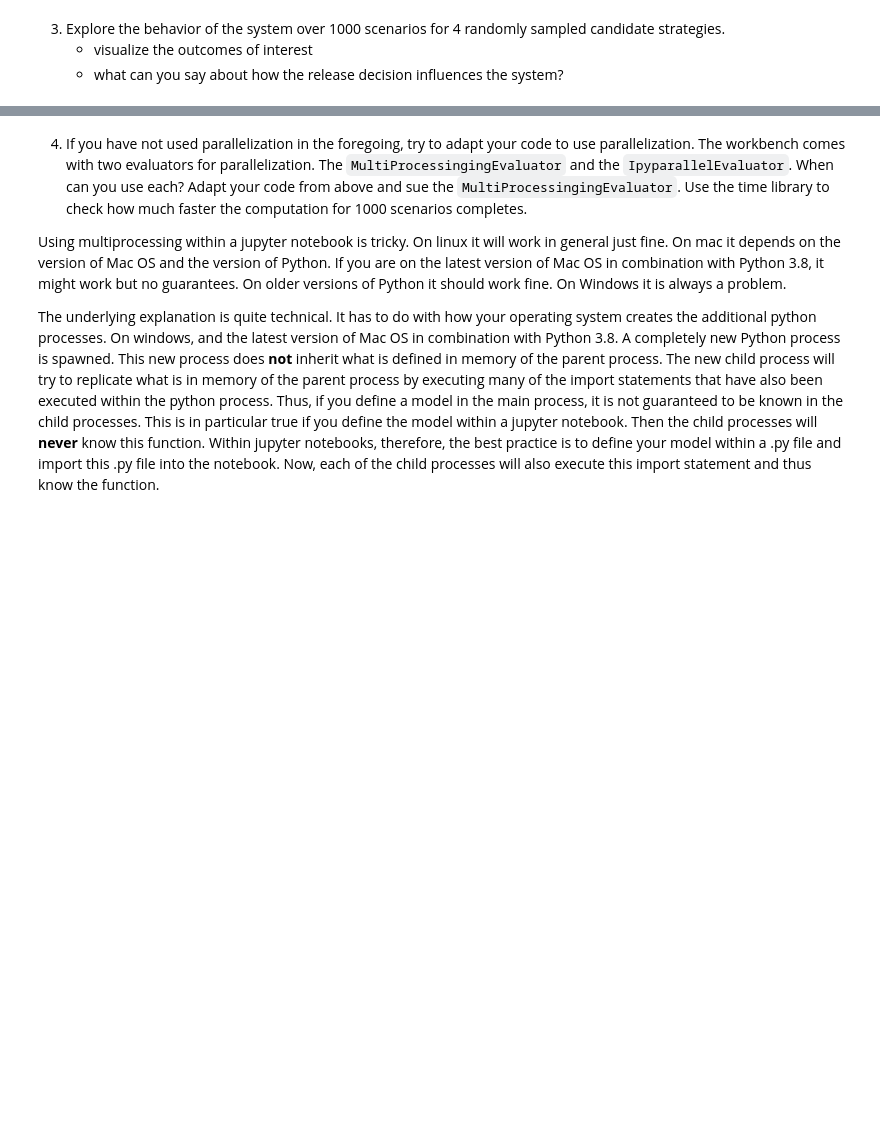
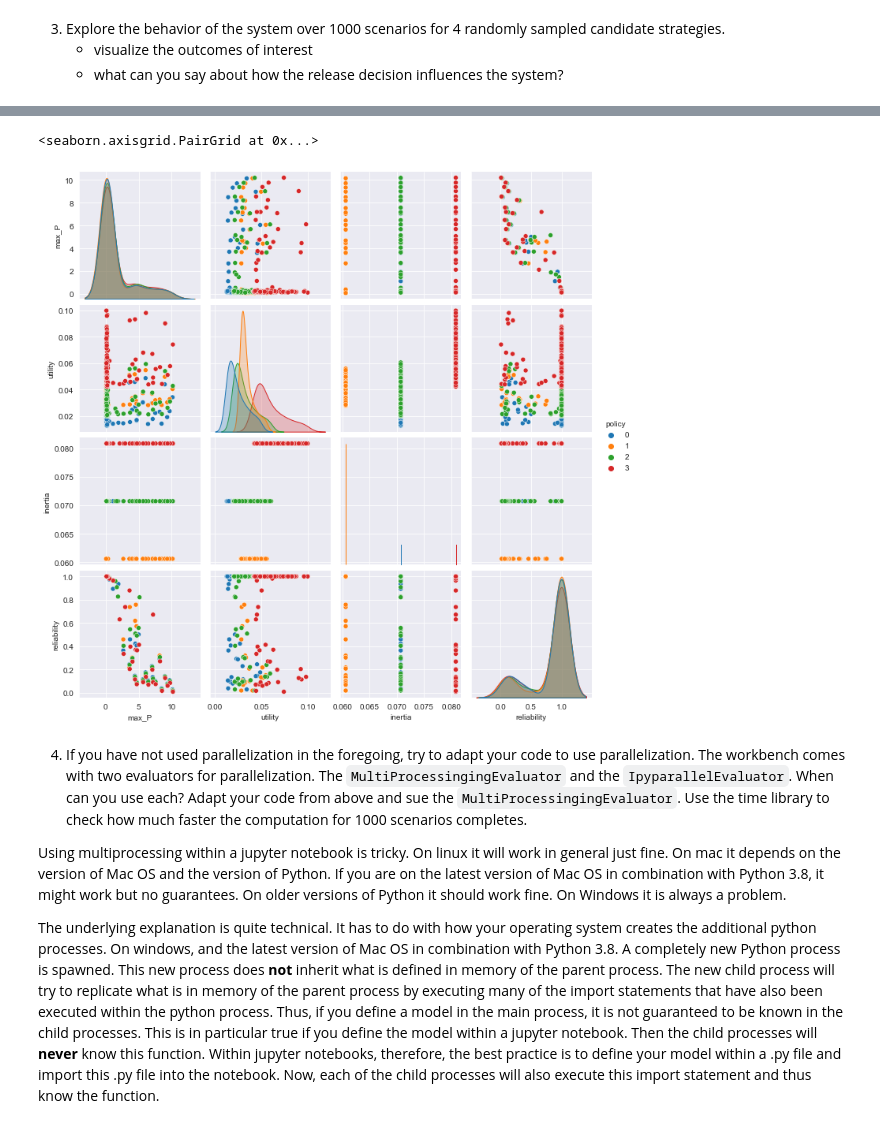
Before and after one commit to EwoutH/epa1361_open, a Jupyter notebook: Week 1-2 - general intro to exploratory modelling/assignment 2 - lakemodel.ipynb, the cells around one changed output, grey strips where cells are left out. Saved outputs shown, nothing was run; the diff lists cells and outputs as text; code cells hidden in the pictures; blank space fills up the shorter version.

```diff
--- a/Week 1-2 - general intro to exploratory modelling/assignment 2 - lakemodel.ipynb
+++ b/Week 1-2 - general intro to exploratory modelling/assignment 2 - lakemodel.ipynb
@@ -129,4 +145,11 @@ model.levers = [
 ]
 
 with SequentialEvaluator(model) as evaluator:
-    experiments, outcomes = evaluator.perform_experiments(scenarios=25, policies=4)
+    experiments2, outcomes2 = evaluator.perform_experiments(scenarios=100, policies=4)
+# %%
+policies2 = experiments2["policy"]
+for i, policy in enumerate(np.unique(policies2)):
+    experiments2.loc[policies2 == policy, "policy"] = str(i)
+
+data2 = pd.DataFrame(outcomes2)
+data2["policy"] = policies2
@@ -133,3 +172,8 @@ with SequentialEvaluator(model) as evaluator:
+# %%
+sns.pairplot(data2, hue="policy", kind="scatter")
+# %% [output]
+<seaborn.axisgrid.PairGrid at 0x...>
+[figure, added]
 # %% [markdown]
 4. If you have not used parallelization in the foregoing, try to adapt your code to use parallelization. The workbench comes with two evaluators for parallelization. The `MultiProcessingingEvaluator` and the `IpyparallelEvaluator`. When can you use each? Adapt your code from above and sue the `MultiProcessingingEvaluator`. Use the time library to check how much faster the computation for 1000 scenarios completes.
 
```
Also changed, not shown: parts of 5 cells of this notebook.
